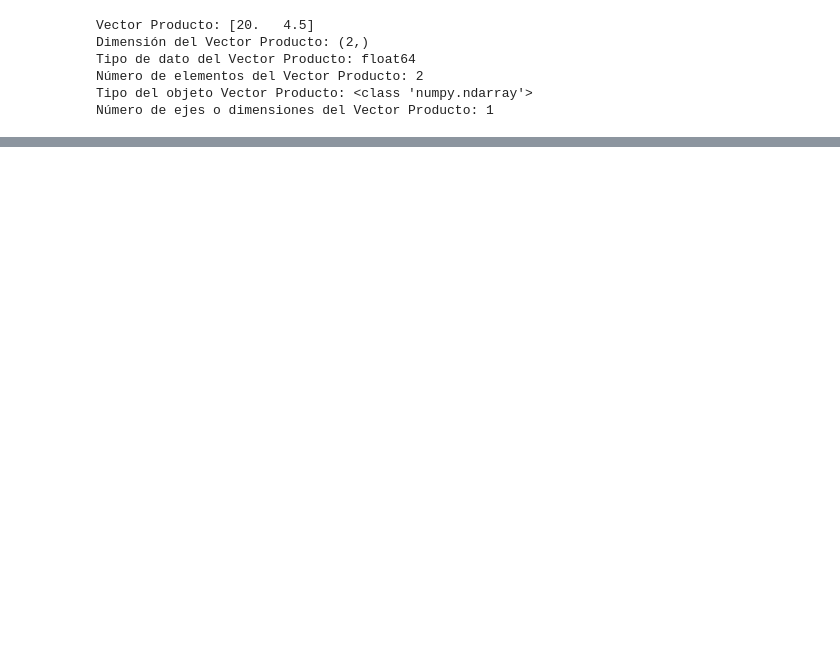
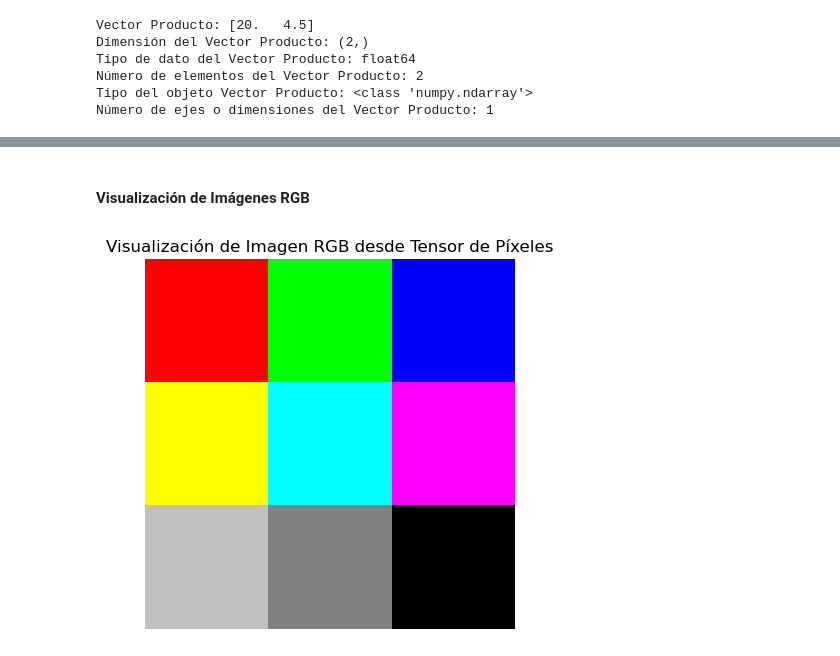
Before and after one commit to jesusdevelopment/Curso-de-Algebra-Lineal-para-Machine-Learning, a Jupyter notebook: code/clase_3.ipynb, the cells around one changed output, grey strips where cells are left out. Drawn from its saved outputs; the diff is of its cells as text; code cells hidden in the pictures; blank space fills up the shorter version.

```diff
--- a/code/clase_3.ipynb
+++ b/code/clase_3.ipynb
@@ -25,0 +78,12 @@ NameError: name 'n' is not defined
+# %%
+Tensor_pixeles_imagen=np.array([
+    [[255, 0, 0], [0, 255, 0], [0, 0, 255]],
+    [[255, 255, 0], [0, 255, 255], [255, 0, 255]],
+    [[192, 192, 192], [128, 128, 128], [0, 0, 0]]
+])
+print(f'Tensor de Píxeles de Imagen RGB:\n{Tensor_pixeles_imagen}')
+print(f'Dimensión del Tensor de Píxeles de Imagen RGB: {Tensor_pixeles_imagen.shape}')
+print(f'Tipo de dato del Tensor de Píxeles de Imagen RGB: {Tensor_pixeles_imagen.dtype}')
+print(f'Número de elementos del Tensor de Píxeles de Imagen RGB: {Tensor_pixeles_imagen.size}')
+print(f'Tipo del objeto Tensor de Píxeles de Imagen RGB: {type(Tensor_pixeles_imagen)}')
+print(f'Número de ejes o dimensiones del Tensor de Píxeles de Imagen RGB: {Tensor_pixeles_imagen.ndim}')
@@ -25,0 +108,9 @@ NameError: name 'n' is not defined
+# %% [markdown]
+#### Visualización de Imágenes RGB
+# %%
+plt.imshow(Tensor_pixeles_imagen)
+plt.title('Visualización de Imagen RGB desde Tensor de Píxeles')
+plt.axis('off')
+plt.show()
+# %% [output]
+[figure, added]
```
Also changed, not shown: parts of 8 cells of this notebook, 2 other files.
